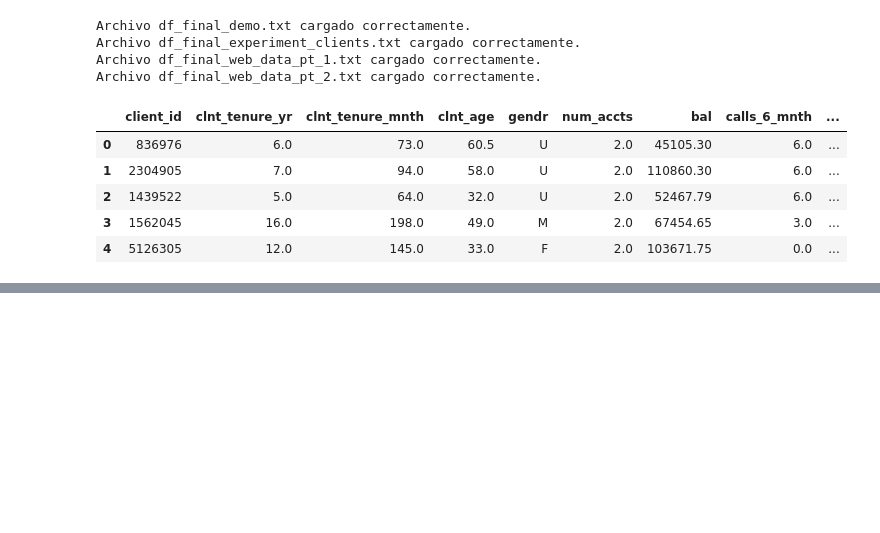
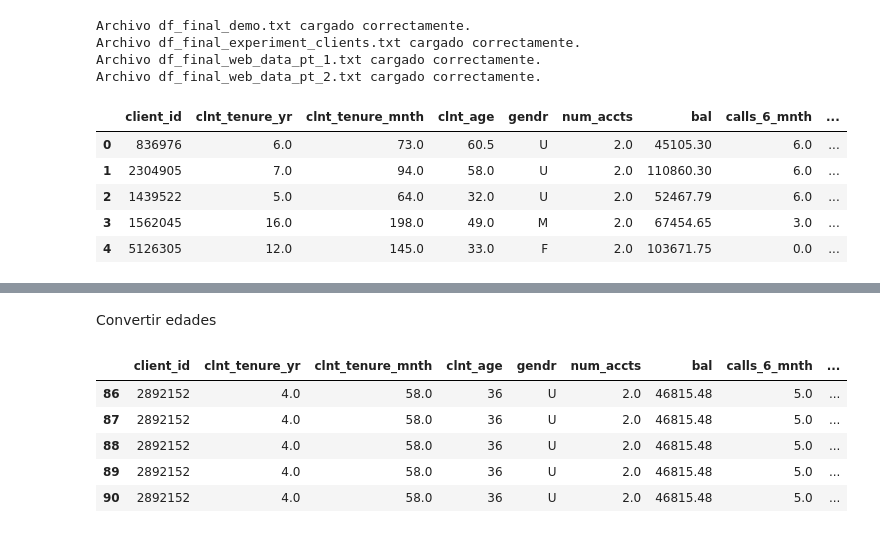
Before and after one commit to Rafa-Gamero/CustomerExperience, a Jupyter notebook: main.ipynb, the cells around one changed output, grey strips where cells are left out. Drawn from its saved outputs; the diff is of its cells as text; code cells hidden in the pictures; blank space fills up the shorter version.

```diff
--- a/main.ipynb
+++ b/main.ipynb
@@ -50,0 +75,13 @@ Archivo df_final_web_data_pt_2.txt cargado correctamente.
+# %% [markdown]
+Convertir edades
+# %%
+# Redondear las edades al número entero más cercano
+df['clnt_age'] = df['clnt_age'].round(0).astype(int)
+df.head()
+# %% [output]
+|  | client_id | clnt_tenure_yr | clnt_tenure_mnth | clnt_age | gendr | num_accts | bal | calls_6_mnth | ... |
+| 86 | 2892152 | 4.0 | 58.0 | 36 | U | 2.0 | 46815.48 | 5.0 | ... |
+| 87 | 2892152 | 4.0 | 58.0 | 36 | U | 2.0 | 46815.48 | 5.0 | ... |
+| 88 | 2892152 | 4.0 | 58.0 | 36 | U | 2.0 | 46815.48 | 5.0 | ... |
+| 89 | 2892152 | 4.0 | 58.0 | 36 | U | 2.0 | 46815.48 | 5.0 | ... |
+| 90 | 2892152 | 4.0 | 58.0 | 36 | U | 2.0 | 46815.48 | 5.0 | ... |
```
Also changed, not shown: parts of 13 cells of this notebook, 1 other file.
